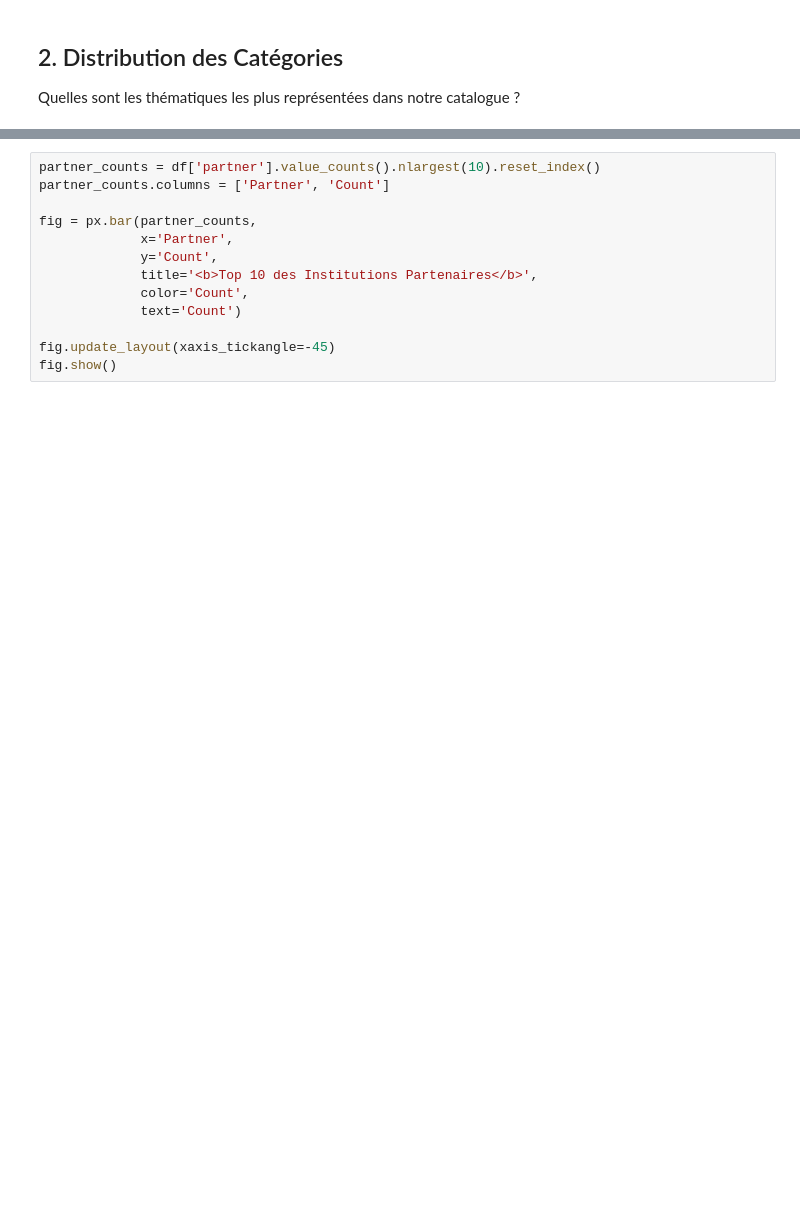
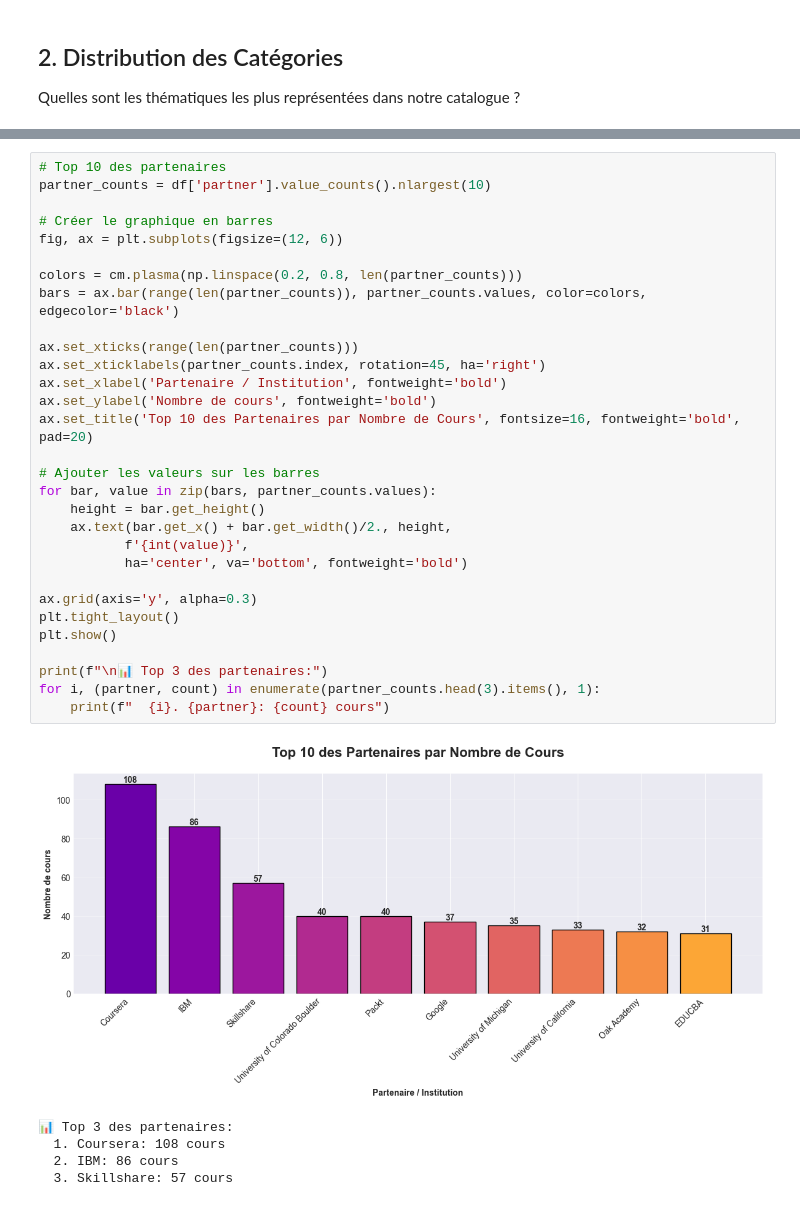
Before and after one commit to Badr-Bouymejjane/PFM_Python_MSDIA, a Jupyter notebook: notebooks/Data_Visualisation.ipynb, the cells around one changed output, grey strips where cells are left out. Cells and saved outputs as stored; diff of their text form; blank space fills up the shorter version.

```diff
--- a/notebooks/Data_Visualisation.ipynb
+++ b/notebooks/Data_Visualisation.ipynb
@@ -104,15 +199,38 @@ fig.show()
 Quelles institutions proposent le plus de cours ?
-# %%
-partner_counts = df['partner'].value_counts().nlargest(10).reset_index()
-partner_counts.columns = ['Partner', 'Count']
-
-fig = px.bar(partner_counts,
-             x='Partner',
-             y='Count',
-             title='<b>Top 10 des Institutions Partenaires</b>',
-             color='Count',
-             text='Count')
-
-fig.update_layout(xaxis_tickangle=-45)
-fig.show()
+# %%
+# Top 10 des partenaires
+partner_counts = df['partner'].value_counts().nlargest(10)
+
+# Créer le graphique en barres
+fig, ax = plt.subplots(figsize=(12, 6))
+
+colors = cm.plasma(np.linspace(0.2, 0.8, len(partner_counts)))
+bars = ax.bar(range(len(partner_counts)), partner_counts.values, color=colors, edgecolor='black')
+
+ax.set_xticks(range(len(partner_counts)))
+ax.set_xticklabels(partner_counts.index, rotation=45, ha='right')
+ax.set_xlabel('Partenaire / Institution', fontweight='bold')
+ax.set_ylabel('Nombre de cours', fontweight='bold')
+ax.set_title('Top 10 des Partenaires par Nombre de Cours', fontsize=16, fontweight='bold', pad=20)
+
+# Ajouter les valeurs sur les barres
+for bar, value in zip(bars, partner_counts.values):
+    height = bar.get_height()
+    ax.text(bar.get_x() + bar.get_width()/2., height,
+           f'{int(value)}',
+           ha='center', va='bottom', fontweight='bold')
+
+ax.grid(axis='y', alpha=0.3)
+plt.tight_layout()
+plt.show()
+
+print(f"\n📊 Top 3 des partenaires:")
+for i, (partner, count) in enumerate(partner_counts.head(3).items(), 1):
+    print(f"  {i}. {partner}: {count} cours")
+# %% [output]
+[figure, added]
+📊 Top 3 des partenaires:
+  1. Coursera: 108 cours
+  2. IBM: 86 cours
+  3. Skillshare: 57 cours
 # %% [markdown]
```
Also changed, not shown: parts of 27 cells of this notebook, 18 other files.
